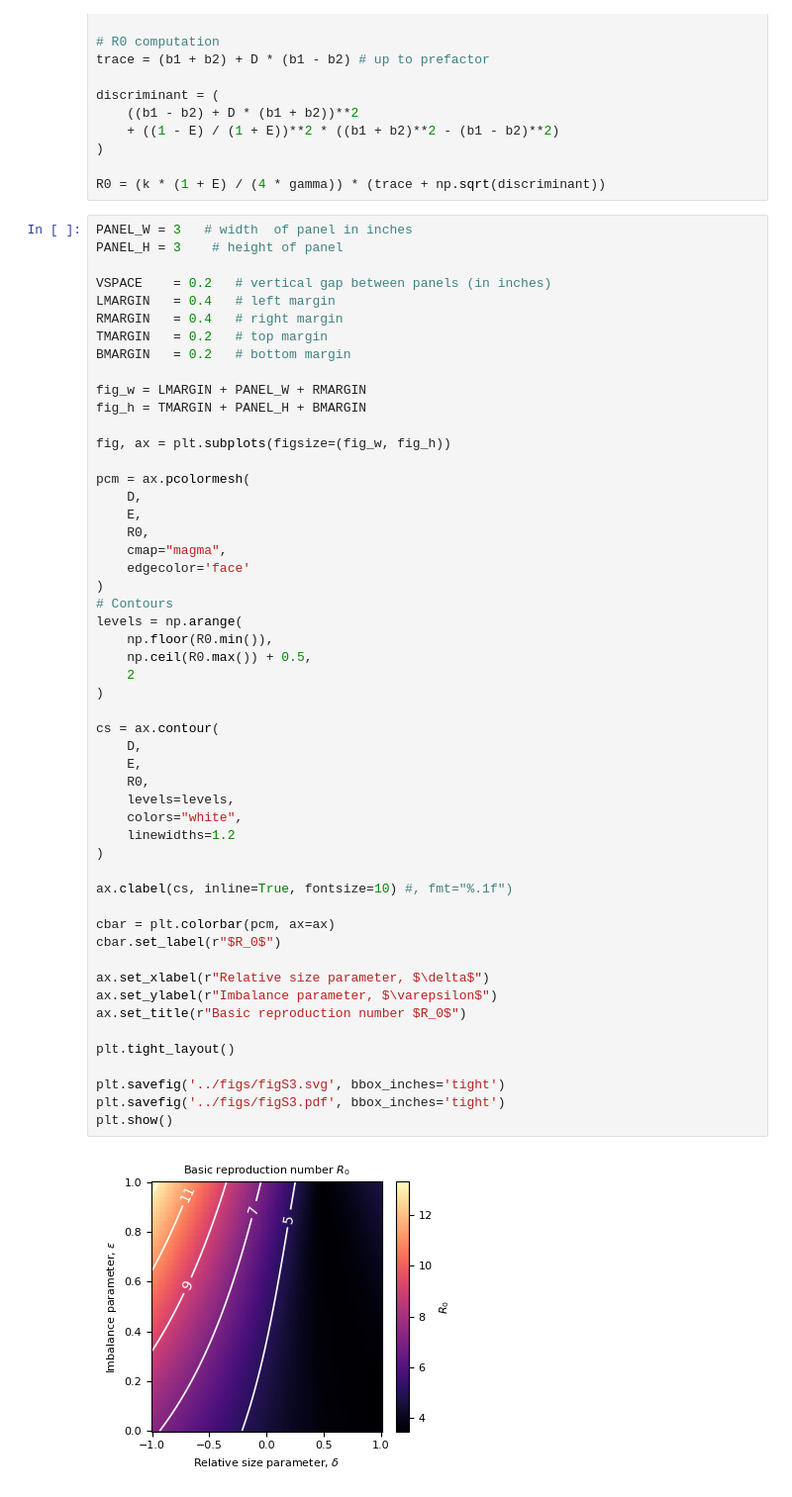
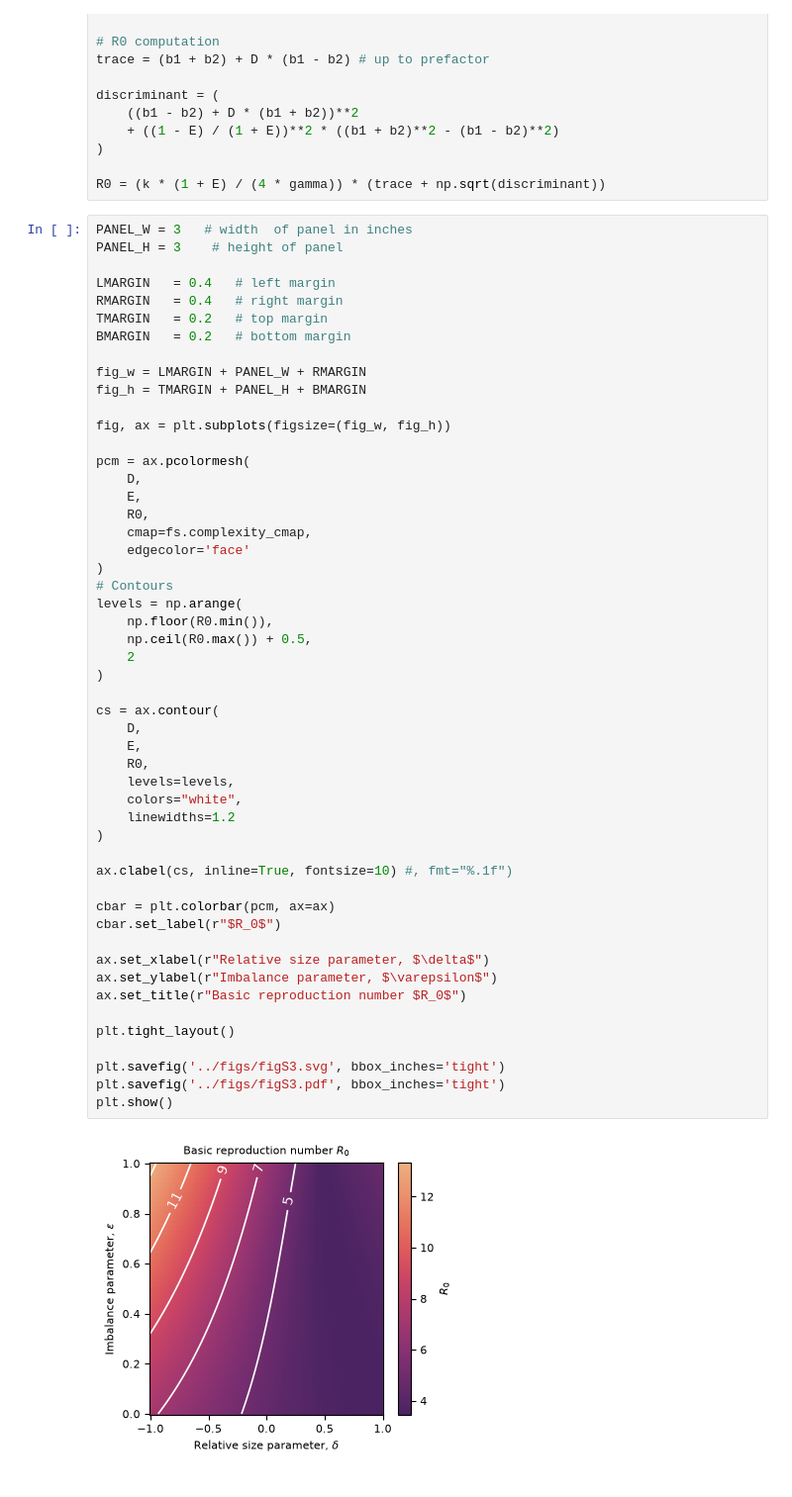
Before and after one commit to kaiser-dan/heterogeneous-infection-kernels, a Jupyter notebook: fig-scripts/plot_figS3.ipynb, the cells around one changed output. Shown at 99% size. Cells and saved outputs as stored; diff of their text form.

Commit message:
update plotting scripts, figs

```diff
--- a/fig-scripts/plot_figS3.ipynb
+++ b/fig-scripts/plot_figS3.ipynb
@@ -37,7 +37,6 @@ R0 = (k * (1 + E) / (4 * gamma)) * (trace + np.sqrt(discriminant))
 PANEL_W = 3   # width  of panel in inches
 PANEL_H = 3    # height of panel
 
-VSPACE    = 0.2   # vertical gap between panels (in inches)
 LMARGIN   = 0.4   # left margin
 RMARGIN   = 0.4   # right margin
 TMARGIN   = 0.2   # top margin
@@ -52,38 +51,38 @@ pcm = ax.pcolormesh(
     D,
     E,
     R0,
-    cmap="magma",
+    cmap=fs.complexity_cmap,
     edgecolor='face'
 )
 # Contours
 levels = np.arange(
     np.floor(R0.min()),
     np.ceil(R0.max()) + 0.5,
     2
 )
 
 cs = ax.contour(
     D,
     E,
     R0,
     levels=levels,
     colors="white",
     linewidths=1.2
 )
 
 ax.clabel(cs, inline=True, fontsize=10) #, fmt="%.1f")
 
 cbar = plt.colorbar(pcm, ax=ax)
 cbar.set_label(r"$R_0$")
 
 ax.set_xlabel(r"Relative size parameter, $\delta$")
 ax.set_ylabel(r"Imbalance parameter, $\varepsilon$")
 ax.set_title(r"Basic reproduction number $R_0$")
 
 plt.tight_layout()
 
 plt.savefig('../figs/figS3.svg', bbox_inches='tight')
 plt.savefig('../figs/figS3.pdf', bbox_inches='tight')
 plt.show()
 # %% [output]
-[figure, old version]
+[figure, new version]
```
Also changed, not shown: 3 other files.
